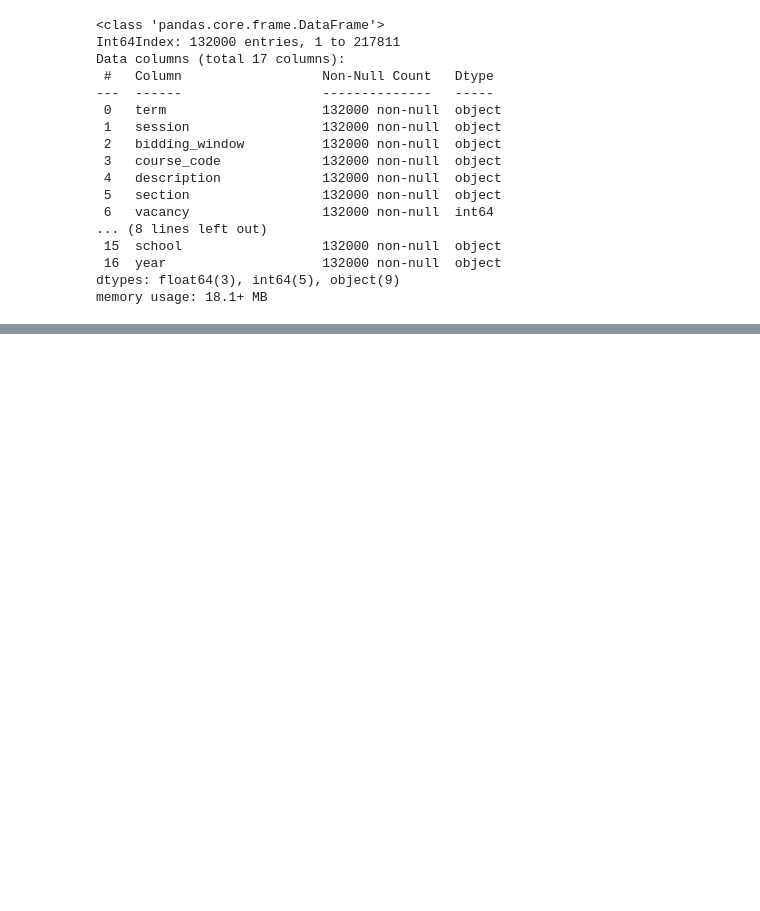
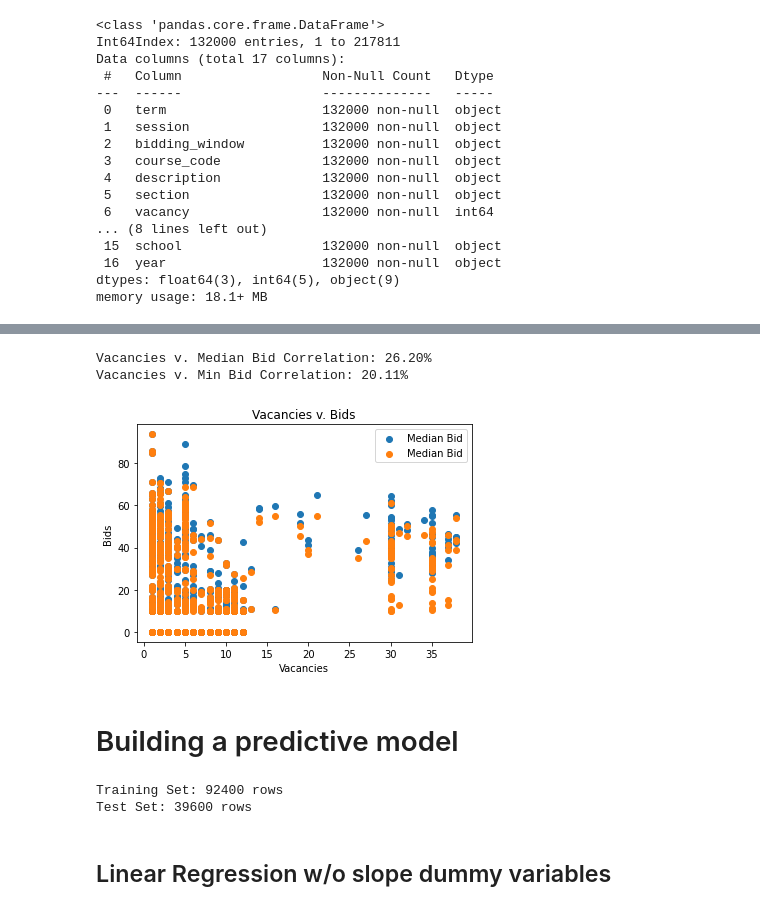
Before and after one commit to JET2001/boss, a Jupyter notebook: analysis.ipynb, the cells around one changed output, grey strips where cells are left out. Cells and saved outputs as stored; diff of their text form; code cells hidden in the pictures; blank space fills up the shorter version.

```diff
--- a/analysis.ipynb
+++ b/analysis.ipynb
@@ -291,0 +72,20 @@ Perr:  [1.19652402 0.00353249]
+# %%
+fig = plt.figure()
+ax = fig.gca()
+ax.scatter(cor1305['before_process_vacancy'], cor1305['median_bid'], label = 'Median Bid')
+ax.scatter(cor1305['before_process_vacancy'], cor1305['min_bid'], label = 'Median Bid')
+ax.set_xlabel('Vacancies')
+ax.set_ylabel('Bids')
+ax.set_title('Vacancies v. Bids')
+
+
+ax.legend()
+
+print("Vacancies v. Median Bid Correlation: {:.2%}".format(cor1305.before_process_vacancy.corr(cor1305.median_bid)))
+print("Vacancies v. Min Bid Correlation: {:.2%}".format(cor1305.before_process_vacancy.corr(cor1305.min_bid)))
+# %% [output]
+Vacancies v. Median Bid Correlation: 26.20%
+Vacancies v. Min Bid Correlation: 20.11%
+[figure, added]
+# %% [markdown]
+# Building a predictive model
@@ -291,0 +101,36 @@ Perr:  [1.19652402 0.00353249]
+# %%
+X = df.iloc[:,[0, 1, 2, 3, 5, 8, 14, 15, 16]]
+Y = df.iloc[:, [12, 13, 10]]
+
+
+#preprocessing for numeric features
+
+numeric_features = [5]
+numeric_transformer = Pipeline(steps = [
+    ('scalar', StandardScaler())
+])
+
+#preprocessing for categorical features
+categorical_features = [0, 1, 2, 3, 4, 6, 7, 8]
+categorical_transformer = Pipeline(steps = [
+    ('onehot', OneHotEncoder(handle_unknown='ignore'))
+])
+
+
+# Combining preprocessing steps
+preprocessor = ColumnTransformer(
+    transformers = [
+        ('num', numeric_transformer, numeric_features),
+        ('cat', categorical_transformer, categorical_features)
+    ]
+)
+
+# Split the data 70%-30% into training set and test set
+X_train, X_test, Y_train, Y_test = train_test_split(X, Y, test_size=0.3, random_state=0)
+
+print ('Training Set: %d rows\nTest Set: %d rows' % (X_train.shape[0], X_test.shape[0]))
+# %% [output]
+Training Set: 92400 rows
+Test Set: 39600 rows
+# %% [markdown]
+## Linear Regression w/o slope dummy variables
```
Also changed, not shown: parts of 67 cells of this notebook.
